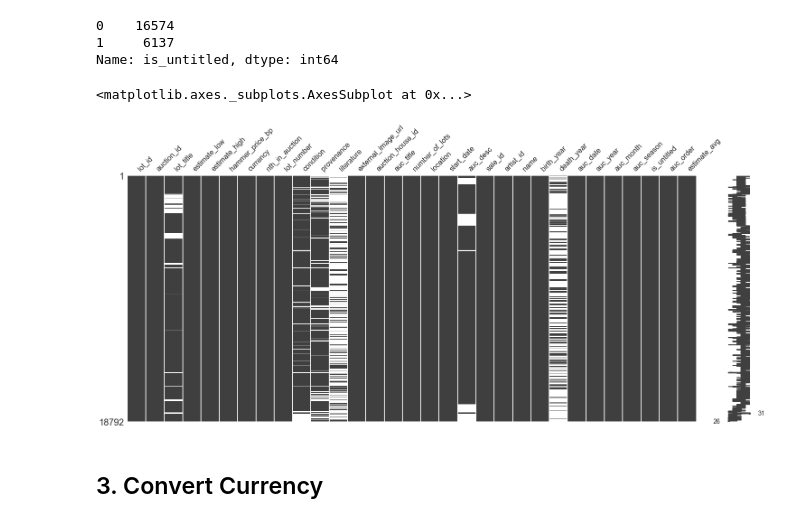
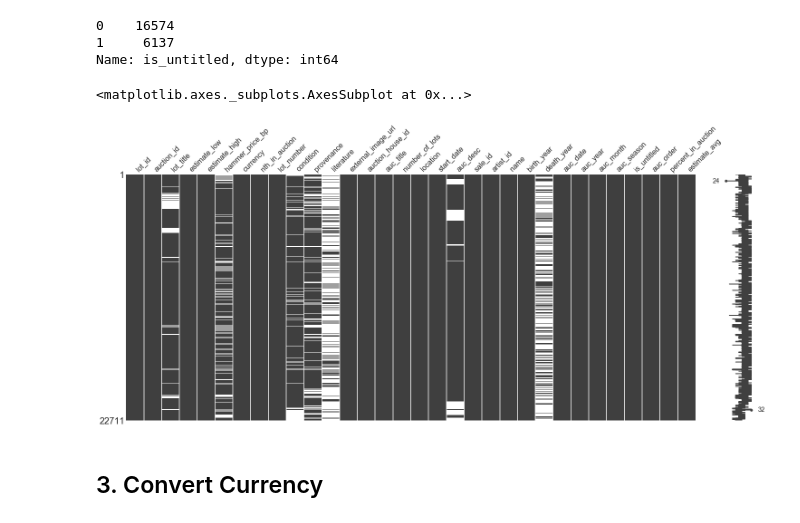
Before and after one commit to serenazzz/art-auction-visualization-project, a Jupyter notebook: Preprocessing.ipynb, the cells around one changed output. Saved outputs shown, nothing was run; the diff lists cells and outputs as text; code cells hidden in the pictures.

Commit message:
updated currency converter and nth lot as percent

```diff
--- a/Preprocessing.ipynb
+++ b/Preprocessing.ipynb
@@ -48,16 +48,18 @@ Name: is_untitled, dtype: int64
 # Normalize "nth_in_auction" column by "auction_id" into 10 tiles
 df["auc_order"]= df.groupby("auction_id")["nth_in_auction"].transform(
                      lambda x: pd.qcut(x, 10, labels=range(1,11)))
+# %%
+# returns nth_in_auction divided by lot_number = percentage through the auction the lot when lot was shown
+lot_order_df = df[['nth_in_auction', 'number_of_lots']].copy()
+df['percent_in_auction'] = np.round(lot_order_df.nth_in_auction / lot_order_df.number_of_lots, 3)*100
 # %%
 # Add avg_estimate
-df = df.dropna(subset=['estimate_low', 'estimate_high', 'hammer_price_bp'])
-
 df["estimate_avg"]=(df["estimate_low"] + df["estimate_high"])/2
 
 msno.matrix(df)
 # %% [output]
 <matplotlib.axes._subplots.AxesSubplot at 0x...>
-[figure, old version]
+[figure, new version]
 # %% [markdown]
 ## 3. Convert Currency
 # %%
```
Also changed, not shown: parts of 4 cells of this notebook.
